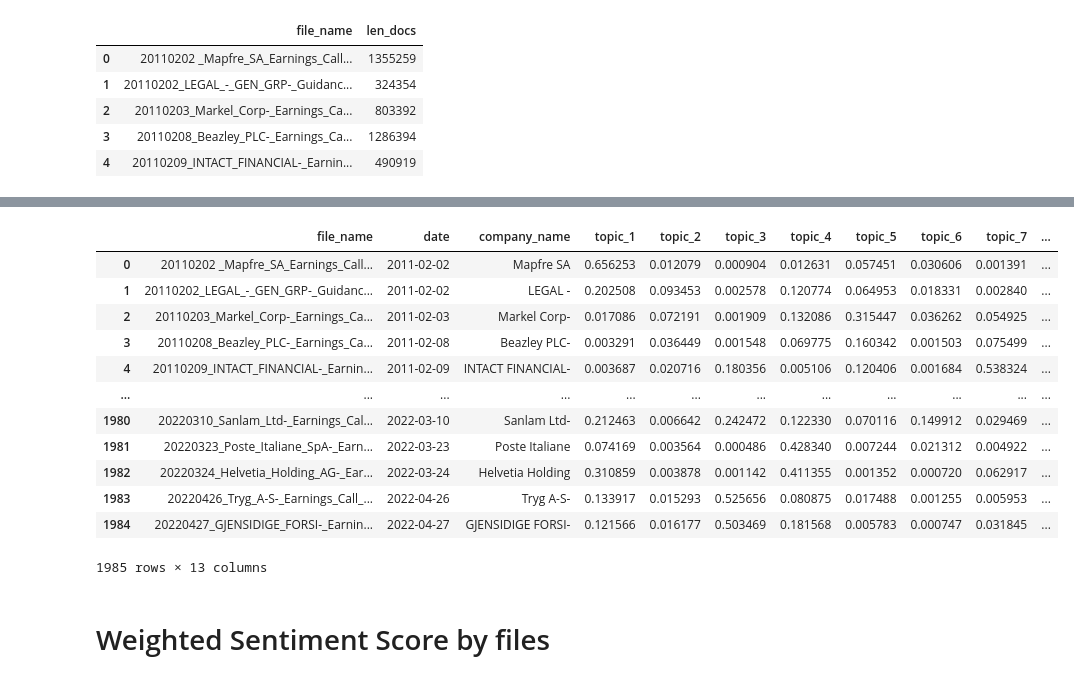
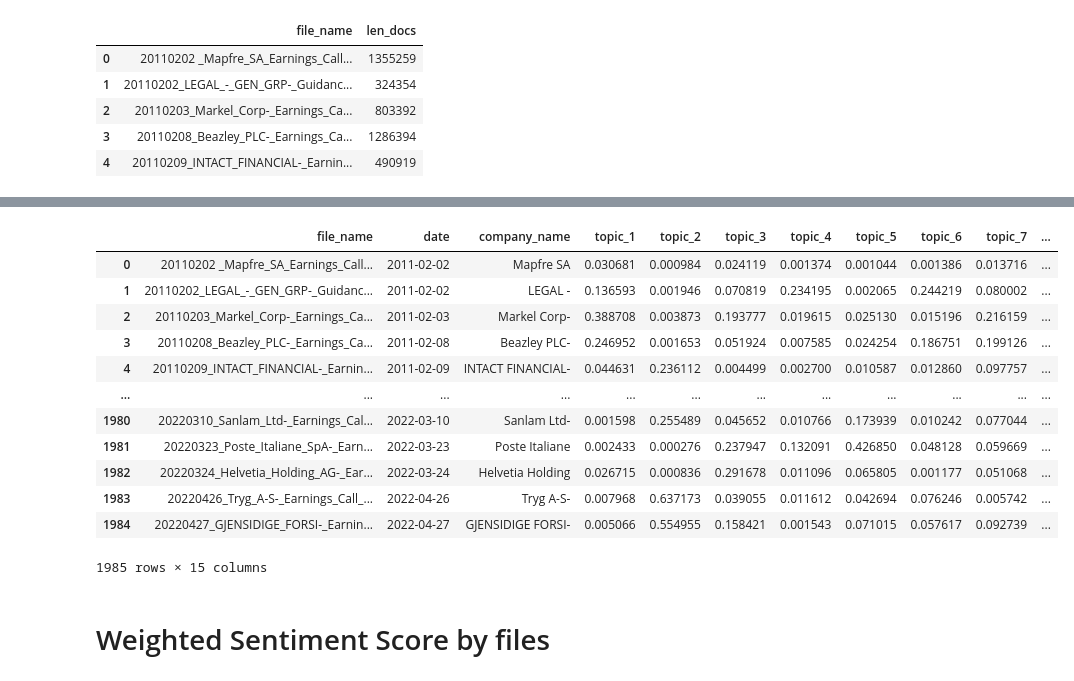
Before and after one commit to BoE-ARP-Bayes-MSc-BA/BoE_ARP_test04, a Jupyter notebook: MD_Regression_input.ipynb, the cells around one changed output, grey strips where cells are left out. Drawn from its saved outputs; the diff is of its cells as text; code cells hidden in the pictures.

```diff
--- a/MD_Regression_input.ipynb
+++ b/MD_Regression_input.ipynb
@@ -37,7 +37,7 @@ pd.set_option('display.max_columns', None)
 [nltk_data]   Package stopwords is already up-to-date!
 # %%
 # read the csv file
-topic_modelling_df_MD = pd.read_csv('./main_df_output/MD10_topic_modelling_df.csv')
+topic_modelling_df_MD = pd.read_csv('./main_df_output/MD12_topic_modelling_df.csv')
 # %% [markdown]
 # Define Functions
 # %%
@@ -207,27 +204,27 @@ merge_df
 # %%
 # -----> give the weighted average of the probability based on the paragraph length
-for i in range (1,11):
+for i in range (1,13):
     merge_df['topic_'+str(i)] = merge_df['topic_'+str(i)]*merge_df['weighted']
 # -----> sum WA sentiment of each files
 topic_df = merge_df.copy()
 topic_df = topic_df.groupby(['file_name','date','company_name']).sum().reset_index(drop=False)
 # drop the column: 'len_docs', 'len_para', 'weighted'
 topic_df = topic_df.drop(['len_docs','len_para','weighted'], axis = 1)
 topic_df
 # %% [output]
 |  | file_name | date | company_name | topic_1 | topic_2 | topic_3 | topic_4 | topic_5 | topic_6 | topic_7 | ... |
-| 0 | 20110202 _Mapfre_SA_Earnings_Call... | 2011-02-02 | Mapfre SA | 0.656253 | 0.012079 | 0.000904 | 0.012631 | 0.057451 | 0.030606 | 0.001391 | ... |
-| 1 | 20110202_LEGAL_-_GEN_GRP-_Guidanc... | 2011-02-02 | LEGAL - | 0.202508 | 0.093453 | 0.002578 | 0.120774 | 0.064953 | 0.018331 | 0.002840 | ... |
-| 2 | 20110203_Markel_Corp-_Earnings_Ca... | 2011-02-03 | Markel Corp- | 0.017086 | 0.072191 | 0.001909 | 0.132086 | 0.315447 | 0.036262 | 0.054925 | ... |
-| 3 | 20110208_Beazley_PLC-_Earnings_Ca... | 2011-02-08 | Beazley PLC- | 0.003291 | 0.036449 | 0.001548 | 0.069775 | 0.160342 | 0.001503 | 0.075499 | ... |
-| 4 | 20110209_INTACT_FINANCIAL-_Earnin... | 2011-02-09 | INTACT FINANCIAL- | 0.003687 | 0.020716 | 0.180356 | 0.005106 | 0.120406 | 0.001684 | 0.538324 | ... |
+| 0 | 20110202 _Mapfre_SA_Earnings_Call... | 2011-02-02 | Mapfre SA | 0.030681 | 0.000984 | 0.024119 | 0.001374 | 0.001044 | 0.001386 | 0.013716 | ... |
+| 1 | 20110202_LEGAL_-_GEN_GRP-_Guidanc... | 2011-02-02 | LEGAL - | 0.136593 | 0.001946 | 0.070819 | 0.234195 | 0.002065 | 0.244219 | 0.080002 | ... |
+| 2 | 20110203_Markel_Corp-_Earnings_Ca... | 2011-02-03 | Markel Corp- | 0.388708 | 0.003873 | 0.193777 | 0.019615 | 0.025130 | 0.015196 | 0.216159 | ... |
+| 3 | 20110208_Beazley_PLC-_Earnings_Ca... | 2011-02-08 | Beazley PLC- | 0.246952 | 0.001653 | 0.051924 | 0.007585 | 0.024254 | 0.186751 | 0.199126 | ... |
+| 4 | 20110209_INTACT_FINANCIAL-_Earnin... | 2011-02-09 | INTACT FINANCIAL- | 0.044631 | 0.236112 | 0.004499 | 0.002700 | 0.010587 | 0.012860 | 0.097757 | ... |
 | ... | ... | ... | ... | ... | ... | ... | ... | ... | ... | ... | ... |
-| 1980 | 20220310_Sanlam_Ltd-_Earnings_Cal... | 2022-03-10 | Sanlam Ltd- | 0.212463 | 0.006642 | 0.242472 | 0.122330 | 0.070116 | 0.149912 | 0.029469 | ... |
-| 1981 | 20220323_Poste_Italiane_SpA-_Earn... | 2022-03-23 | Poste Italiane | 0.074169 | 0.003564 | 0.000486 | 0.428340 | 0.007244 | 0.021312 | 0.004922 | ... |
-| 1982 | 20220324_Helvetia_Holding_AG-_Ear... | 2022-03-24 | Helvetia Holding | 0.310859 | 0.003878 | 0.001142 | 0.411355 | 0.001352 | 0.000720 | 0.062917 | ... |
-| 1983 | 20220426_Tryg_A-S-_Earnings_Call_... | 2022-04-26 | Tryg A-S- | 0.133917 | 0.015293 | 0.525656 | 0.080875 | 0.017488 | 0.001255 | 0.005953 | ... |
-| 1984 | 20220427_GJENSIDIGE_FORSI-_Earnin... | 2022-04-27 | GJENSIDIGE FORSI- | 0.121566 | 0.016177 | 0.503469 | 0.181568 | 0.005783 | 0.000747 | 0.031845 | ... |
+| 1980 | 20220310_Sanlam_Ltd-_Earnings_Cal... | 2022-03-10 | Sanlam Ltd- | 0.001598 | 0.255489 | 0.045652 | 0.010766 | 0.173939 | 0.010242 | 0.077044 | ... |
+| 1981 | 20220323_Poste_Italiane_SpA-_Earn... | 2022-03-23 | Poste Italiane | 0.002433 | 0.000276 | 0.237947 | 0.132091 | 0.426850 | 0.048128 | 0.059669 | ... |
+| 1982 | 20220324_Helvetia_Holding_AG-_Ear... | 2022-03-24 | Helvetia Holding | 0.026715 | 0.000836 | 0.291678 | 0.011096 | 0.065805 | 0.001177 | 0.051068 | ... |
+| 1983 | 20220426_Tryg_A-S-_Earnings_Call_... | 2022-04-26 | Tryg A-S- | 0.007968 | 0.637173 | 0.039055 | 0.011612 | 0.042694 | 0.076246 | 0.005742 | ... |
+| 1984 | 20220427_GJENSIDIGE_FORSI-_Earnin... | 2022-04-27 | GJENSIDIGE FORSI- | 0.005066 | 0.554955 | 0.158421 | 0.001543 | 0.071015 | 0.057617 | 0.092739 | ... |
-1985 rows × 13 columns
+1985 rows × 15 columns
 # %% [markdown]
 # Weighted Sentiment Score by files
 # %%
```
Also changed, not shown: parts of 9 cells of this notebook, 16 other files.
